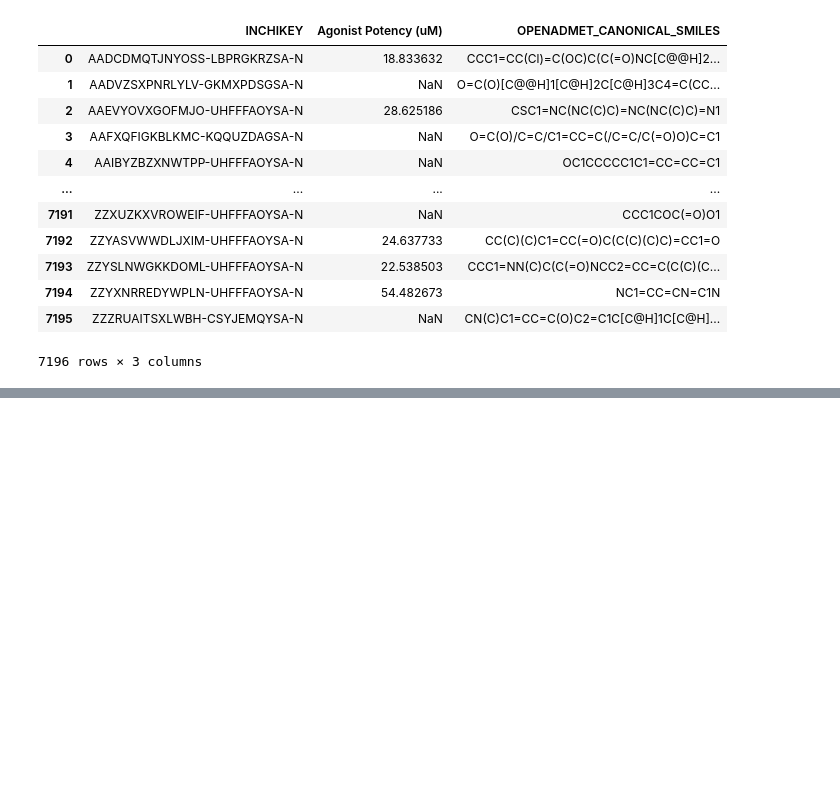
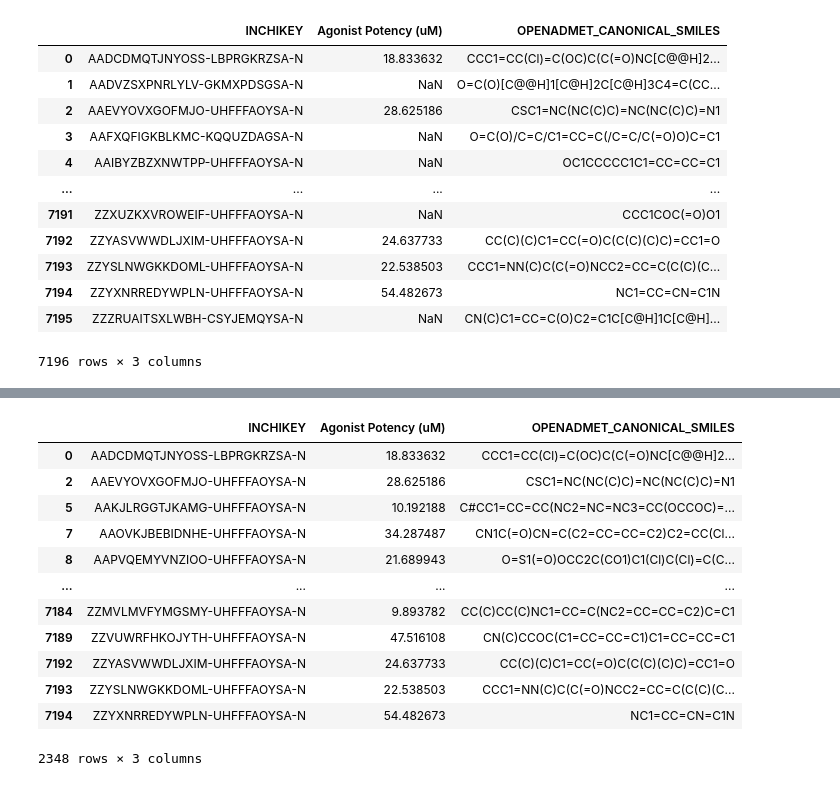
Before and after one commit to OpenADMET/data-catalogs, a Jupyter notebook: catalogs/pubchem_tox21/process_tox21_PXR_potency.ipynb, the cells around one changed output, grey strips where cells are left out. Cells and saved outputs as stored; diff of their text form; code cells hidden in the pictures; blank space fills up the shorter version.

```diff
--- a/catalogs/pubchem_tox21/process_tox21_PXR_potency.ipynb
+++ b/catalogs/pubchem_tox21/process_tox21_PXR_potency.ipynb
@@ -190 +204,18 @@ agg_data
+# %%
+agg_data = agg_data.loc[~agg_data["Agonist Potency (uM)"].isna()]
+agg_data
+# %% [output]
+|  | INCHIKEY | Agonist Potency (uM) | OPENADMET_CANONICAL_SMILES |
+| 0 | AADCDMQTJNYOSS-LBPRGKRZSA-N | 18.833632 | CCC1=CC(Cl)=C(OC)C(C(=O)NC[C@@H]2... |
+| 2 | AAEVYOVXGOFMJO-UHFFFAOYSA-N | 28.625186 | CSC1=NC(NC(C)C)=NC(NC(C)C)=N1 |
+| 5 | AAKJLRGGTJKAMG-UHFFFAOYSA-N | 10.192188 | C#CC1=CC=CC(NC2=NC=NC3=CC(OCCOC)=... |
+| 7 | AAOVKJBEBIDNHE-UHFFFAOYSA-N | 34.287487 | CN1C(=O)CN=C(C2=CC=CC=C2)C2=CC(Cl... |
+| 8 | AAPVQEMYVNZIOO-UHFFFAOYSA-N | 21.689943 | O=S1(=O)OCC2C(CO1)C1(Cl)C(Cl)=C(C... |
+| ... | ... | ... | ... |
+| 7184 | ZZMVLMVFYMGSMY-UHFFFAOYSA-N | 9.893782 | CC(C)CC(C)NC1=CC=C(NC2=CC=CC=C2)C=C1 |
+| 7189 | ZZVUWRFHKOJYTH-UHFFFAOYSA-N | 47.516108 | CN(C)CCOC(C1=CC=CC=C1)C1=CC=CC=C1 |
+| 7192 | ZZYASVWWDLJXIM-UHFFFAOYSA-N | 24.637733 | CC(C)(C)C1=CC(=O)C(C(C)(C)C)=CC1=O |
+| 7193 | ZZYSLNWGKKDOML-UHFFFAOYSA-N | 22.538503 | CCC1=NN(C)C(C(=O)NCC2=CC=C(C(C)(C... |
+| 7194 | ZZYXNRREDYWPLN-UHFFFAOYSA-N | 54.482673 | NC1=CC=CN=C1N |
+2348 rows × 3 columns
 # %%
```
Also changed, not shown: parts of 5 cells of this notebook, 2 other files.
